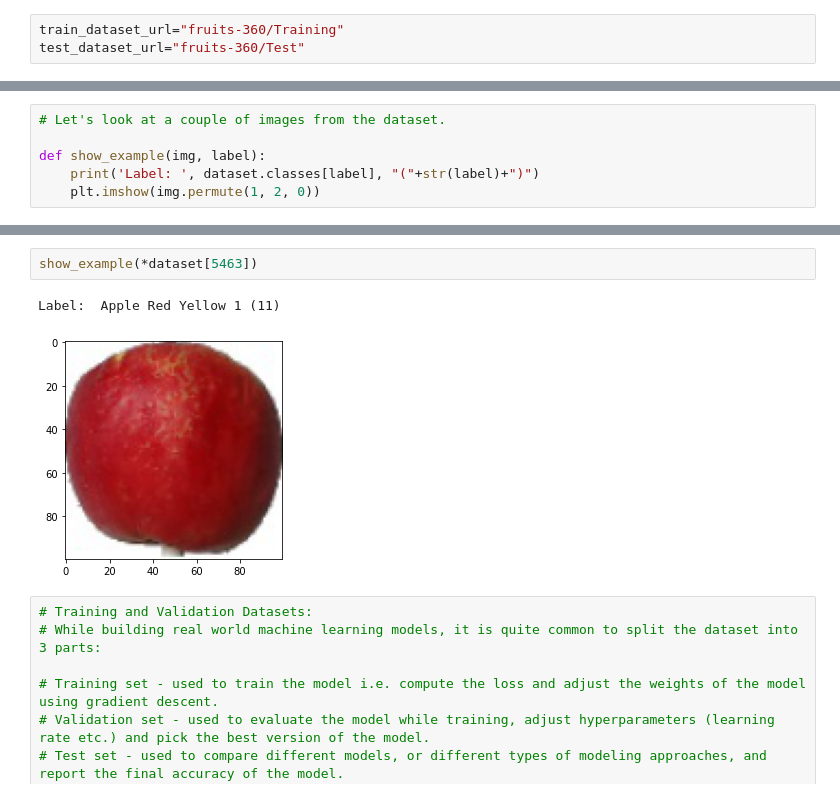
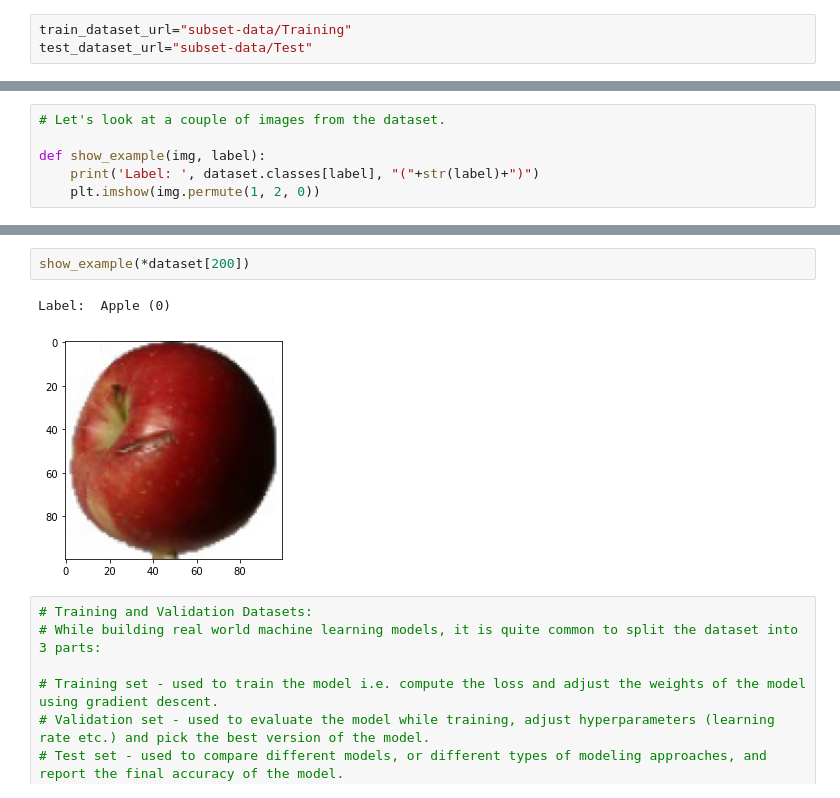
Before and after one commit to Sanderhhh/Neural_networks_ai6, a Jupyter notebook: FFN_OnlyWithTypesOfApplesAndPears.ipynb, the cells around one changed output, grey strips where cells are left out. Drawn from its saved outputs; the diff is of its cells as text.

```diff
--- a/FFN_OnlyWithTypesOfApplesAndPears.ipynb
+++ b/FFN_OnlyWithTypesOfApplesAndPears.ipynb
@@ -7,8 +7,8 @@ import tarfile
 from torchvision.datasets.utils import download_url
 from torch.utils.data import random_split
 # %%
-train_dataset_url="fruits-360/Training"
-test_dataset_url="fruits-360/Test"
+train_dataset_url="subset-data/Training"
+test_dataset_url="subset-data/Test"
 # %%
 # creating train and test folders
 train_folder=os.listdir(train_dataset_url)
@@ -86,8 +85,8 @@ Label:  Apple Golden 3 (4)
 # %%
-show_example(*dataset[5463])
+show_example(*dataset[200])
 # %% [output]
-Label:  Apple Red Yellow 1 (11)
+Label:  Apple (0)
-[figure, old version]
+[figure, new version]
 # %%
 # Training and Validation Datasets:
 # While building real world machine learning models, it is quite common to split the dataset into 3 parts:
```
Also changed, not shown: parts of 21 cells of this notebook.
